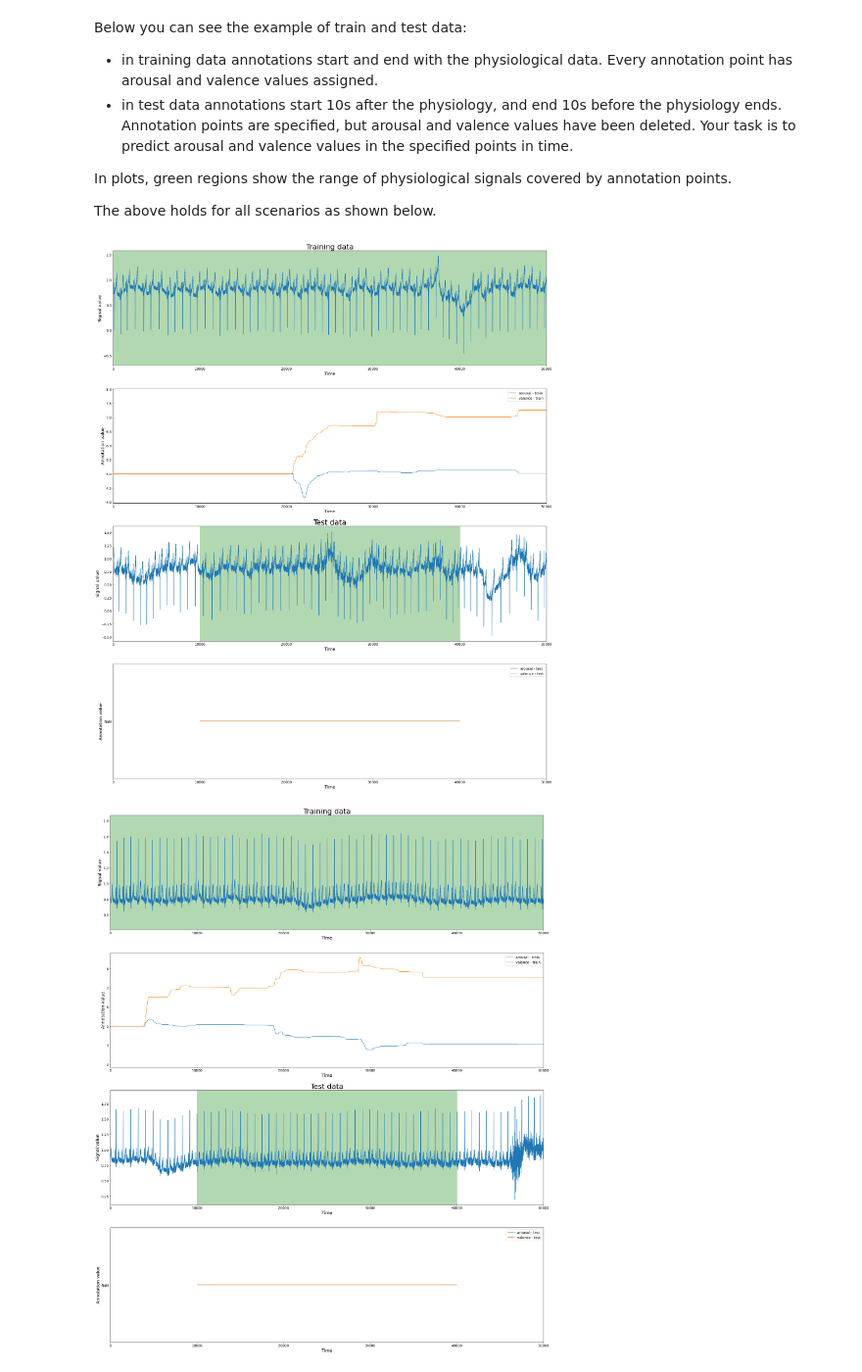
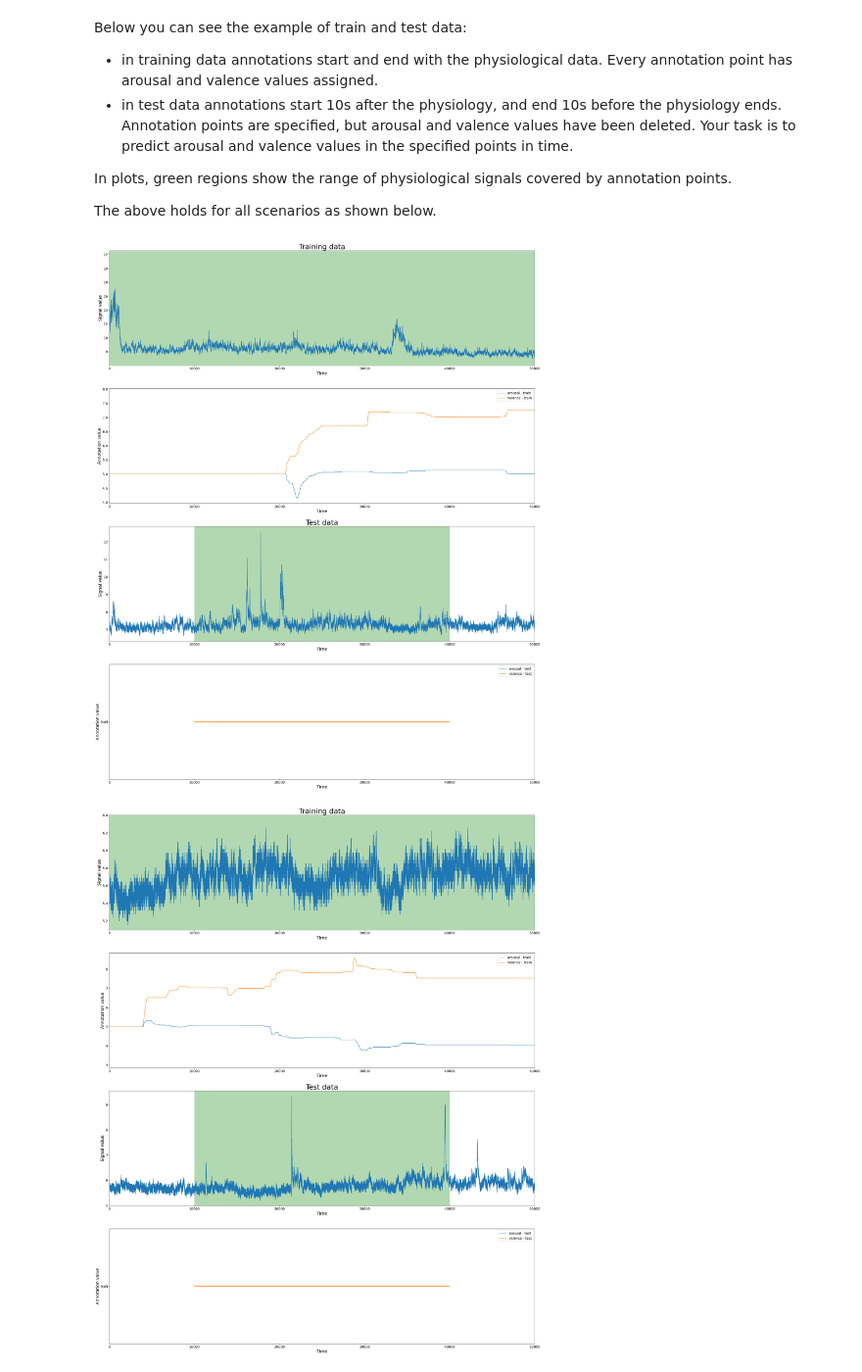
Before and after one commit to MonicaPH/EPiC-2023-competition_CARElab, a Jupyter notebook: CARElab/explore_EMG.ipynb, the cells around one changed output. Shown at 98% size. Drawn from its saved outputs; the diff is of its cells as text; code cells hidden in the pictures.

```diff
--- a/CARElab/explore_EMG.ipynb
+++ b/CARElab/explore_EMG.ipynb
@@ -6,7 +173,7 @@ from pathlib import Path
 file_name = "sub_1_vid_1.csv"
 
 # load data files
-train_physiology = pd.read_csv(Path("data/scenario_1/train/physiology", file_name), index_col="time")
-train_annotations = pd.read_csv(Path("data/scenario_1/train/annotations", file_name), index_col="time")
-test_physiology = pd.read_csv(Path("data/scenario_1/test/physiology", file_name), index_col="time")
-test_annotations = pd.read_csv(Path("data/scenario_1/test/annotations", file_name), index_col="time")
+train_physiology = pd.read_csv(Path("../data/scenario_1/train/physiology", file_name), index_col="time")
+train_annotations = pd.read_csv(Path("../data/scenario_1/train/annotations", file_name), index_col="time")
+test_physiology = pd.read_csv(Path("../data/scenario_1/test/physiology", file_name), index_col="time")
+test_annotations = pd.read_csv(Path("../data/scenario_1/test/annotations", file_name), index_col="time")
@@ -86,7 +238,7 @@ def plot_data_comparison(train_annotations, train_physiology, test_annotations,
     fig.patch.set_facecolor('white')
     # plot train physiology with annotations range
     plt.subplot(411)
-    plt.plot(train_physiology.index, train_physiology['ecg'])
+    plt.plot(train_physiology.index, train_physiology['emg_coru'])
     plt.axvspan(train_annotations.index[0], train_annotations.index[-1], color='green', alpha=0.3)
     plt.xlim(left=test_physiology.index[0], right=test_physiology.index[-1])
     plt.title("Training data", fontsize=30)
@@ -106,7 +258,7 @@ def plot_data_comparison(train_annotations, train_physiology, test_annotations,
     plt.yticks(fontsize=14)
     # plot test physiology with annotations range
     plt.subplot(413)
-    plt.plot(test_physiology.index, test_physiology['ecg'])
+    plt.plot(test_physiology.index, test_physiology['emg_coru'])
     plt.axvspan(test_annotations.index[0], test_annotations.index[-1], color='green', alpha=0.3)
     plt.xlim(left=test_physiology.index[0], right=test_physiology.index[-1])
     plt.title("Test data", fontsize=30)
@@ -138,29 +290,29 @@ The above holds for all scenarios as shown below.
 file_name = "sub_1_vid_1.csv"
 
 # load data files
-train_physiology = pd.read_csv(Path("data/scenario_1/train/physiology", file_name), index_col="time")
-train_annotations = pd.read_csv(Path("data/scenario_1/train/annotations", file_name), index_col="time")
-test_physiology = pd.read_csv(Path("data/scenario_1/test/physiology", file_name), index_col="time")
-test_annotations = pd.read_csv(Path("data/scenario_1/test/annotations", file_name), index_col="time")
+train_physiology = pd.read_csv(Path("../data/scenario_1/train/physiology", file_name), index_col="time")
+train_annotations = pd.read_csv(Path("../data/scenario_1/train/annotations", file_name), index_col="time")
+test_physiology = pd.read_csv(Path("../data/scenario_1/test/physiology", file_name), index_col="time")
+test_annotations = pd.read_csv(Path("../data/scenario_1/test/annotations", file_name), index_col="time")
 
 # change test_annotations from NA to -1 - only for plotting, so pyplot works ok
 test_annotations.loc[:] = -1
 
 plot_data_comparison(train_annotations, train_physiology, test_annotations, test_physiology)
 # %% [output]
-[figure, old version]
+[figure, new version]
 # %%
 # specify files to load
 train_file_name = "sub_0_vid_3.csv"
 test_file_name = "sub_0_vid_0.csv"
 # load data files
-train_physiology = pd.read_csv(Path("data/scenario_4/fold_0/train/physiology", train_file_name), index_col="time")
-train_annotations = pd.read_csv(Path("data/scenario_4/fold_0/train/annotations", train_file_name), index_col="time")
-test_physiology = pd.read_csv(Path("data/scenario_4/fold_0/test/physiology", test_file_name), index_col="time")
-test_annotations = pd.read_csv(Path("data/scenario_4/fold_0/test/annotations", test_file_name), index_col="time")
+train_physiology = pd.read_csv(Path("../data/scenario_4/fold_0/train/physiology", train_file_name), index_col="time")
+train_annotations = pd.read_csv(Path("../data/scenario_4/fold_0/train/annotations", train_file_name), index_col="time")
+test_physiology = pd.read_csv(Path("../data/scenario_4/fold_0/test/physiology", test_file_name), index_col="time")
+test_annotations = pd.read_csv(Path("../data/scenario_4/fold_0/test/annotations", test_file_name), index_col="time")
 # change test_annotations from NA to -1 - only for plotting, so pyplot works ok
 test_annotations.loc[:] = -1
 # plot
 plot_data_comparison(train_annotations, train_physiology, test_annotations, test_physiology)
 # %% [output]
-[figure, old version]
+[figure, new version]
```
Also changed, not shown: parts of 23 cells of this notebook.
